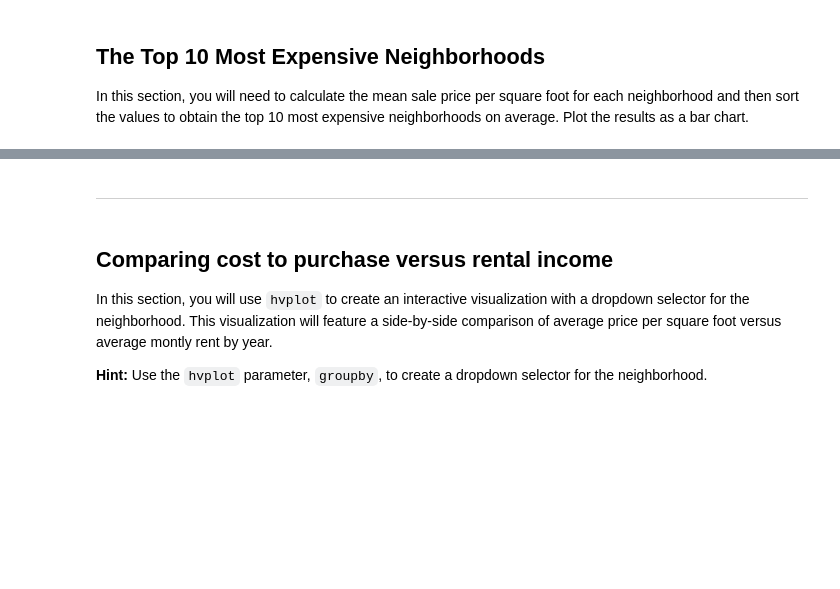
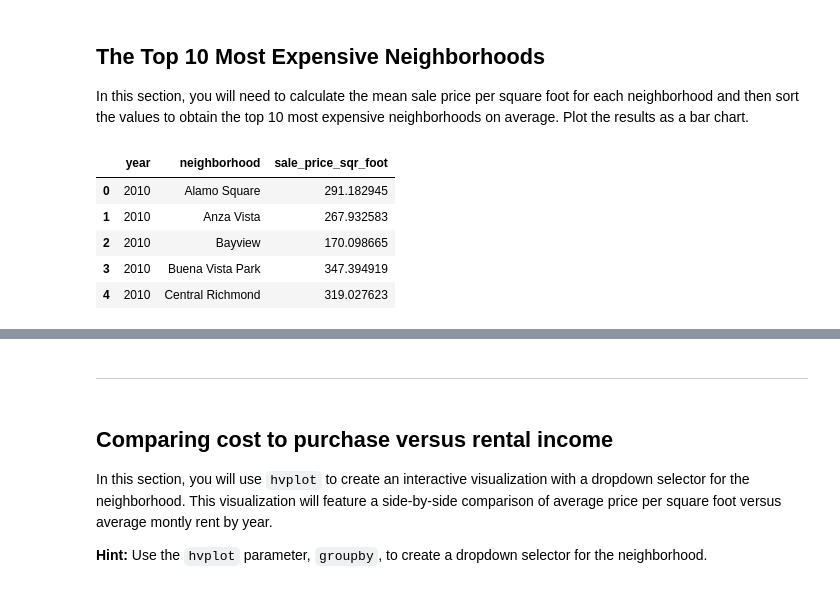
Before and after one commit to Antharithm/PyViz, a Jupyter notebook: 06-PyViz/Instructions/Starter_Code/rental_analysis.ipynb, the cells around one changed output, grey strips where cells are left out. Cells and saved outputs as stored; diff of their text form; code cells hidden in the pictures; blank space fills up the shorter version.

```diff
--- a/06-PyViz/Instructions/Starter_Code/rental_analysis.ipynb
+++ b/06-PyViz/Instructions/Starter_Code/rental_analysis.ipynb
@@ -199,3 +199,16 @@ mean_gross_rent_df.hvplot.line(x = "year", y = "gross_rent", xlabel = "Year", yl
 ## The Top 10 Most Expensive Neighborhoods
 
 In this section, you will need to calculate the mean sale price per square foot for each neighborhood and then sort the values to obtain the top 10 most expensive neighborhoods on average. Plot the results as a bar chart.
+# %%
+# Getting the data from the top 10 expensive neighborhoods to own
+#mean_sale_price_sqr_foot_df.sort_values(by = ["sale_price_sqr_foot"], ascending = False, inplace=True)
+
+mean_sale_price_sqr_foot_no_index_df = mean_sale_price_sqr_foot_df.reset_index()
+mean_sale_price_sqr_foot_no_index_df.head()
+# %% [output]
+|  | year | neighborhood | sale_price_sqr_foot |
+| 0 | 2010 | Alamo Square | 291.182945 |
+| 1 | 2010 | Anza Vista | 267.932583 |
+| 2 | 2010 | Bayview | 170.098665 |
+| 3 | 2010 | Buena Vista Park | 347.394919 |
+| 4 | 2010 | Central Richmond | 319.027623 |
```
Also changed, not shown: parts of 3 cells of this notebook.
